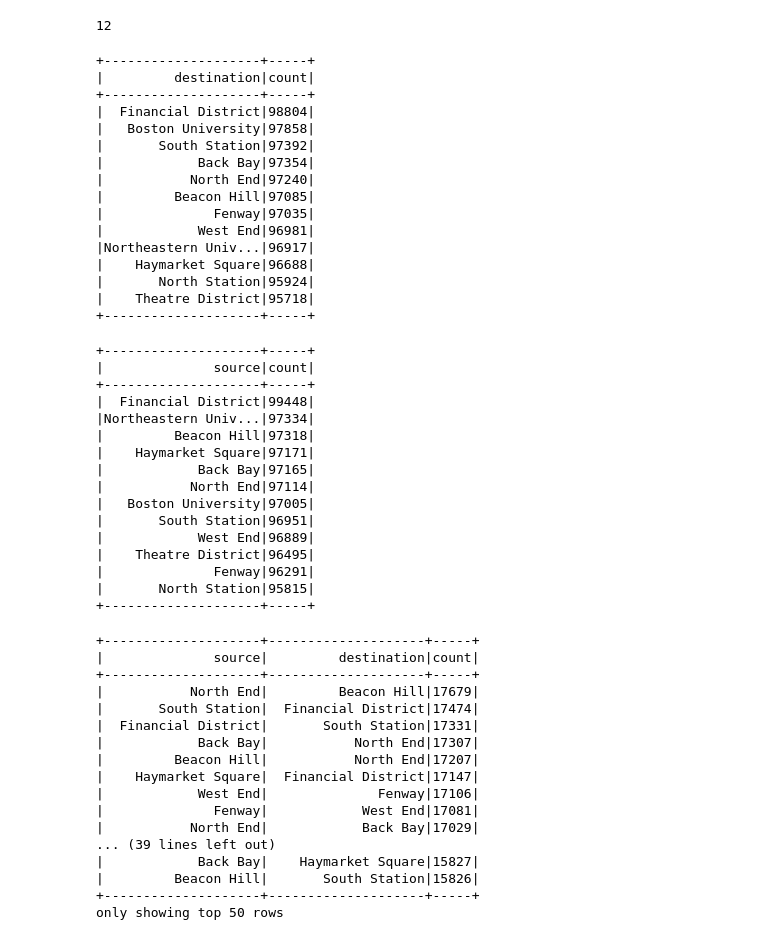
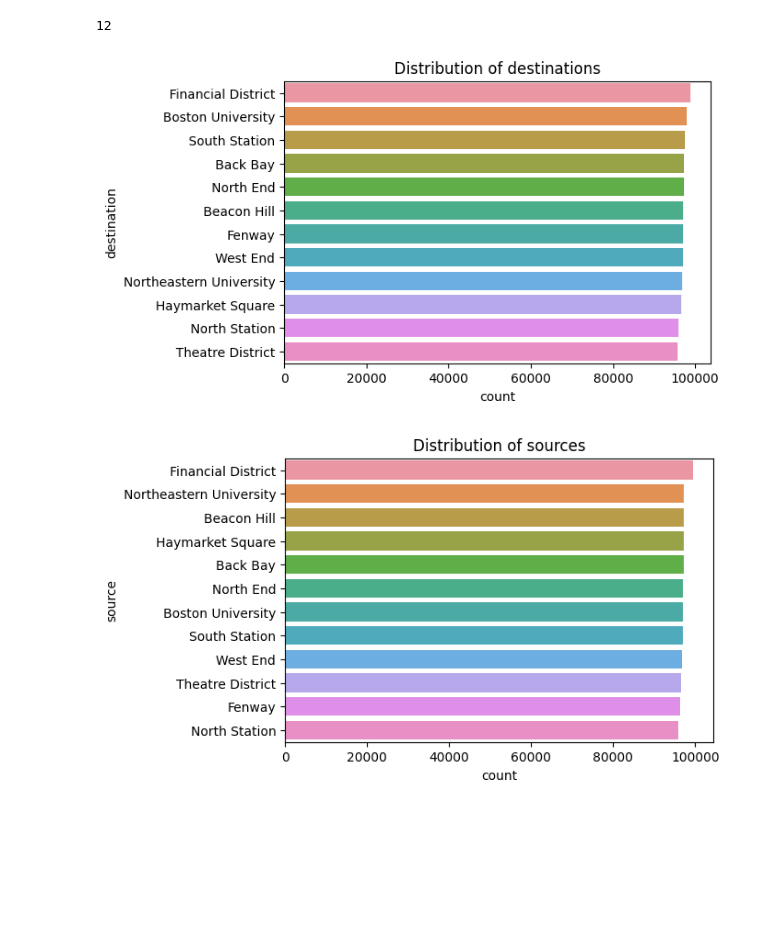
Before and after one commit to DaviYokogawa/Statistics_Ml, a Jupyter notebook: Spark_Studies/code/descriptive_analysis.ipynb, the cells around one changed output. Saved outputs shown, nothing was run; the diff lists cells and outputs as text; code cells hidden in the pictures; blank space fills up the shorter version.

```diff
--- a/Spark_Studies/code/descriptive_analysis.ipynb
+++ b/Spark_Studies/code/descriptive_analysis.ipynb
@@ -53,60 +40,18 @@ len(destinations)
 # %% [output]
 12
 # %%
-each_destination = df.groupBy("destination").count().orderBy("count", ascending=False).show()
+each_destination = df.groupBy("destination").count().orderBy("count", ascending=False).toPandas()
+plt.figure(figsize=(6, 4))
+sns.barplot(x="count", y="destination", data=each_destination)
+plt.title("Distribution of destinations")
+plt.show()
 # %% [output]
-+--------------------+-----+
-|         destination|count|
-+--------------------+-----+
-|  Financial District|98804|
-|   Boston University|97858|
-|       South Station|97392|
-|            Back Bay|97354|
-|           North End|97240|
-|         Beacon Hill|97085|
-|              Fenway|97035|
-|            West End|96981|
-|Northeastern Univ...|96917|
-|    Haymarket Square|96688|
-|       North Station|95924|
-|    Theatre District|95718|
-+--------------------+-----+
+[figure, added]
 # %%
-each_source = df.groupBy("source").count().orderBy("count", ascending=False).show()
+each_source = df.groupBy("source").count().orderBy("count", ascending=False).toPandas()
+plt.figure(figsize=(6, 4))
+sns.barplot(x="count", y="source", data=each_source)
+plt.title("Distribution of sources")
+plt.show()
 # %% [output]
-+--------------------+-----+
-|              source|count|
-+--------------------+-----+
-|  Financial District|99448|
-|Northeastern Univ...|97334|
-|         Beacon Hill|97318|
-|    Haymarket Square|97171|
-|            Back Bay|97165|
-|           North End|97114|
-|   Boston University|97005|
-|       South Station|96951|
-|            West End|96889|
-|    Theatre District|96495|
-|              Fenway|96291|
-|       North Station|95815|
-+--------------------+-----+
+[figure, added]
-# %%
-source_destination = df.groupBy("source", "destination").count().orderBy("count", ascending=False).show(50)
-# %% [output]
-+--------------------+--------------------+-----+
-|              source|         destination|count|
-+--------------------+--------------------+-----+
-|           North End|         Beacon Hill|17679|
-|       South Station|  Financial District|17474|
-|  Financial District|       South Station|17331|
-|            Back Bay|           North End|17307|
-|         Beacon Hill|           North End|17207|
-|    Haymarket Square|  Financial District|17147|
-|            West End|              Fenway|17106|
-|              Fenway|            West End|17081|
-|           North End|            Back Bay|17029|
-... (39 lines left out)
-|            Back Bay|    Haymarket Square|15827|
-|         Beacon Hill|       South Station|15826|
-+--------------------+--------------------+-----+
-only showing top 50 rows
```
Also changed, not shown: parts of 17 cells of this notebook.
